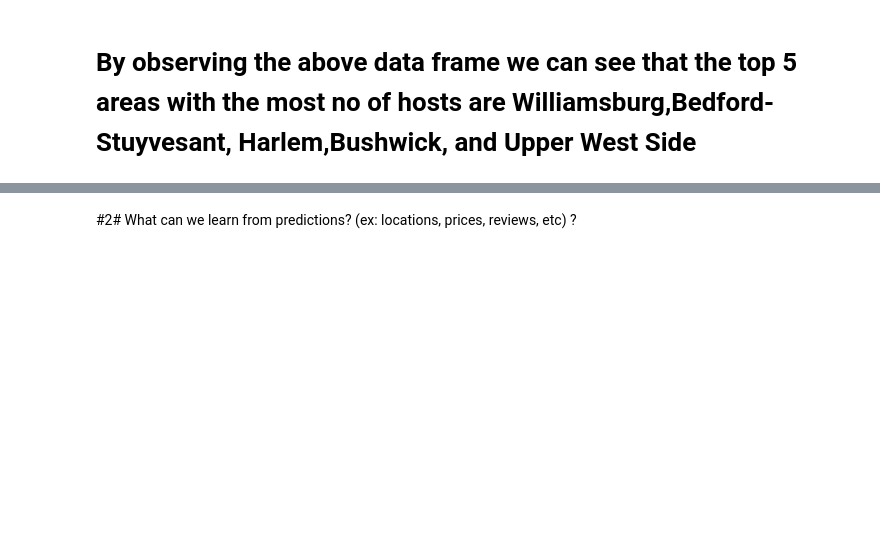
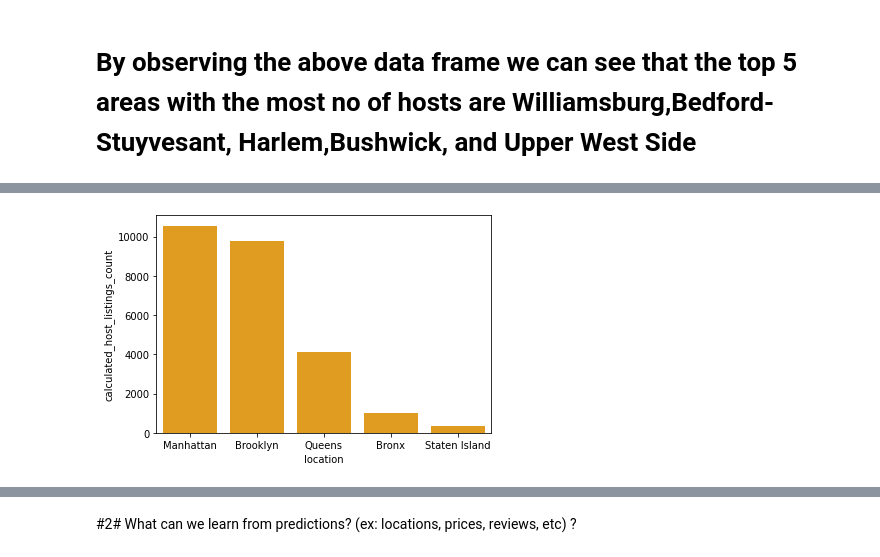
Before and after one commit to surajjorwar/AirBnb-booking-analysis---python, a Jupyter notebook: Suraj_Jorwar_Airbnb_Bookings_Analysis.ipynb, the cells around one changed output, grey strips where cells are left out. Cells and saved outputs as stored; diff of their text form; code cells hidden in the pictures; blank space fills up the shorter version.

```diff
--- a/Suraj_Jorwar_Airbnb_Bookings_Analysis.ipynb
+++ b/Suraj_Jorwar_Airbnb_Bookings_Analysis.ipynb
@@ -268,0 +267,6 @@ newdf.head(5)
+# %%
+# plotting a bar graph using seaborn library
+sns.barplot(data = newdf,x='location',y='calculated_host_listings_count',color= 'orange')
+plt.show()
+# %% [output]
+[figure, added]
```
Also changed, not shown: parts of 8 cells of this notebook.
